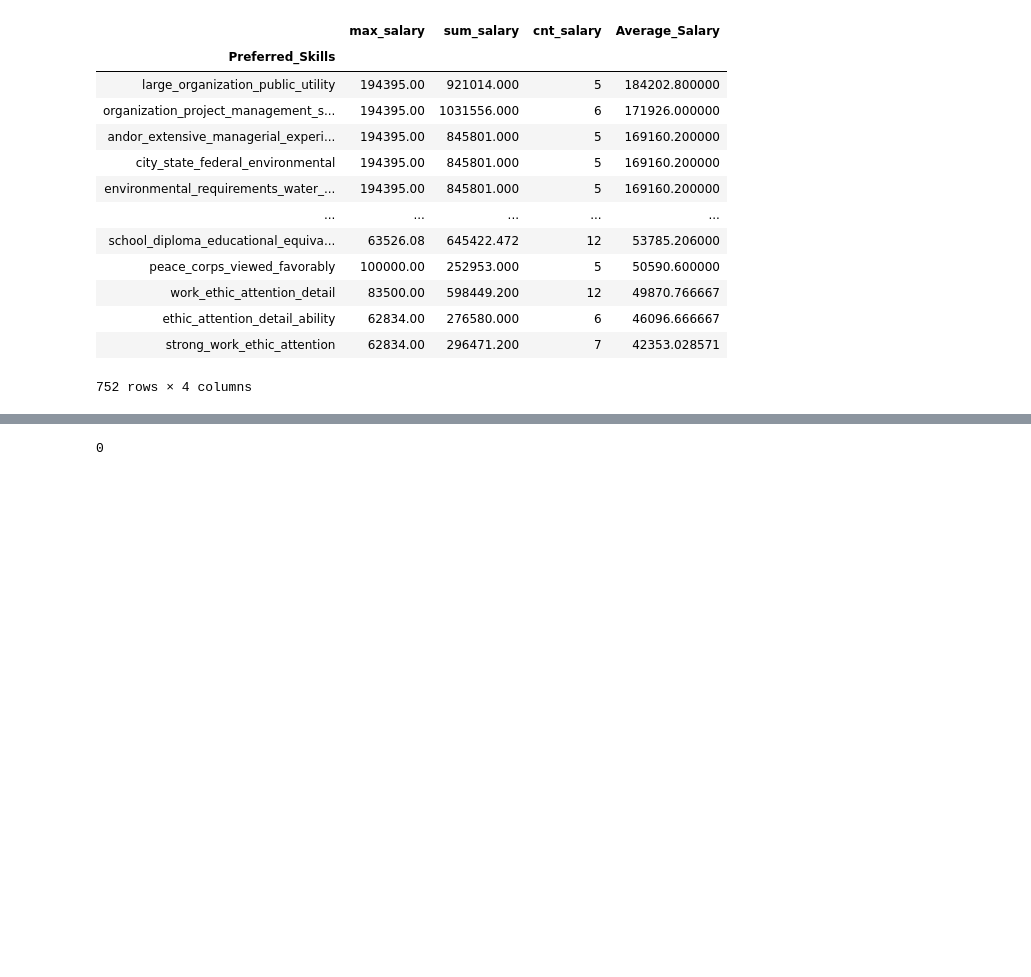
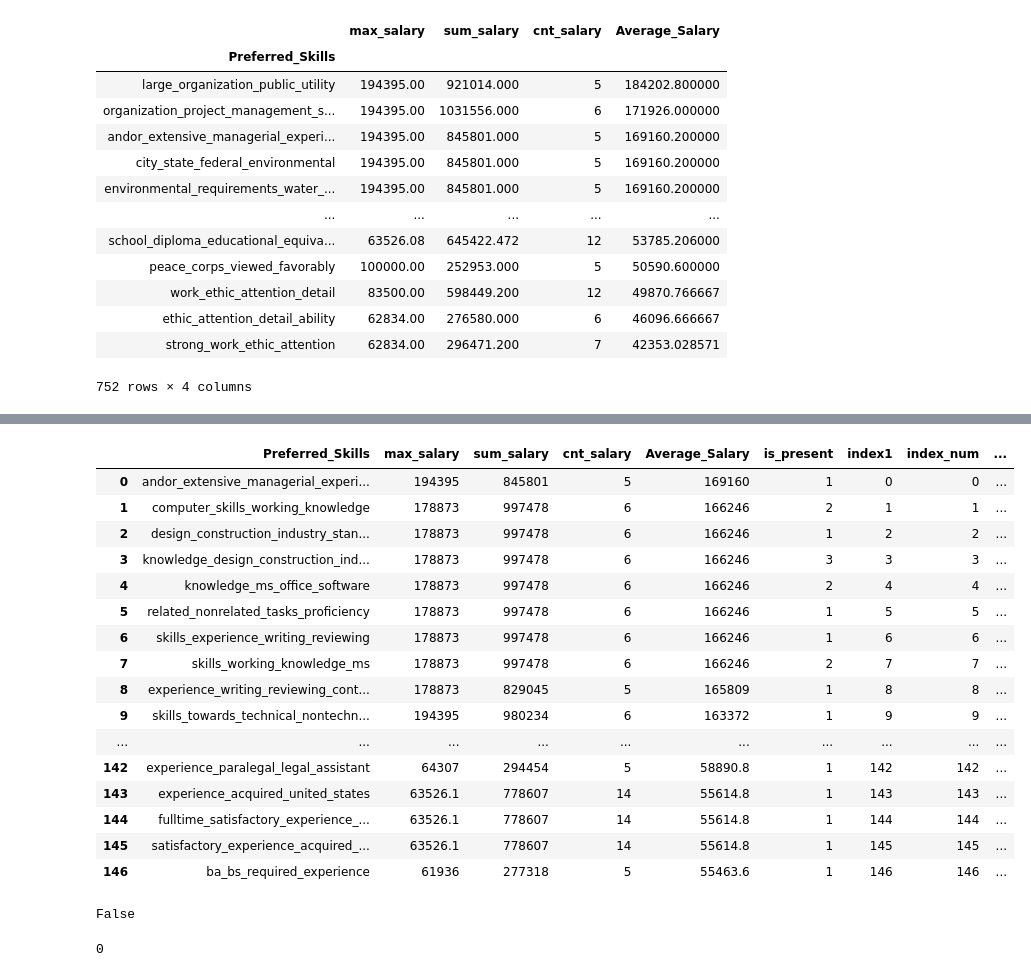
Before and after one commit to Data-Citadel/IDS_GROUP006, a Jupyter notebook: IDS_try.ipynb, the cells around one changed output, grey strips where cells are left out. Cells and saved outputs as stored; diff of their text form; code cells hidden in the pictures; blank space fills up the shorter version.

```diff
--- a/IDS_try.ipynb
+++ b/IDS_try.ipynb
@@ -458,0 +649,22 @@ KeyError: 'Preferred_Skills_tetra'
+# %%
+df=df.reset_index(drop=False)
+
+with open('./BOW.txt', 'r',newline='') as f:
+    bow = [line.rstrip('\n') for line in f.readlines()]
+
+def skill_check(text, bow=bow):
+    value = [ 1 for word in bow if word in text]
+    return len(value)
+
+
+df['is_present'] = df['Preferred_Skills'].apply(skill_check)
+
+df = df[df['is_present'] > 0 ].sort_values(['Average_Salary','cnt_salary'], ascending=False).reset_index(drop=True)
+
+
+#df = df.reset_index(drop=False)
+#df
+df['index_num'] = df.index
+df
+# %%
+df['selected'] = df['index_num'].apply(lambda x: x in [2,4,8,12,15,16,19,20,26,31])
@@ -459,3 +687,28 @@ KeyError: 'Preferred_Skills_tetra'
+# %%
+color = (df['selected'] == True).map({True: 'background-color: yellow', False: ''})
+df.style.apply(lambda s: color)
+# %% [output]
+|  | Preferred_Skills | max_salary | sum_salary | cnt_salary | Average_Salary | is_present | index1 | index_num | ... |
+| 0 | andor_extensive_managerial_experi... | 194395 | 845801 | 5 | 169160 | 1 | 0 | 0 | ... |
+| 1 | computer_skills_working_knowledge | 178873 | 997478 | 6 | 166246 | 2 | 1 | 1 | ... |
+| 2 | design_construction_industry_stan... | 178873 | 997478 | 6 | 166246 | 1 | 2 | 2 | ... |
+| 3 | knowledge_design_construction_ind... | 178873 | 997478 | 6 | 166246 | 3 | 3 | 3 | ... |
+| 4 | knowledge_ms_office_software | 178873 | 997478 | 6 | 166246 | 2 | 4 | 4 | ... |
+| 5 | related_nonrelated_tasks_proficiency | 178873 | 997478 | 6 | 166246 | 1 | 5 | 5 | ... |
+| 6 | skills_experience_writing_reviewing | 178873 | 997478 | 6 | 166246 | 1 | 6 | 6 | ... |
+| 7 | skills_working_knowledge_ms | 178873 | 997478 | 6 | 166246 | 2 | 7 | 7 | ... |
+| 8 | experience_writing_reviewing_cont... | 178873 | 829045 | 5 | 165809 | 1 | 8 | 8 | ... |
+| 9 | skills_towards_technical_nontechn... | 194395 | 980234 | 6 | 163372 | 1 | 9 | 9 | ... |
+| ... | ... | ... | ... | ... | ... | ... | ... | ... | ... |
+| 142 | experience_paralegal_legal_assistant | 64307 | 294454 | 5 | 58890.8 | 1 | 142 | 142 | ... |
+| 143 | experience_acquired_united_states | 63526.1 | 778607 | 14 | 55614.8 | 1 | 143 | 143 | ... |
+| 144 | fulltime_satisfactory_experience_... | 63526.1 | 778607 | 14 | 55614.8 | 1 | 144 | 144 | ... |
+| 145 | satisfactory_experience_acquired_... | 63526.1 | 778607 | 14 | 55614.8 | 1 | 145 | 145 | ... |
+| 146 | ba_bs_required_experience | 61936 | 277318 | 5 | 55463.6 | 1 | 146 | 146 | ... |
+# %%
+4 in [1,3,5]
+# %% [output]
+False
 # %%
 t='sdsdsd sdsdsd'
 # %%
```
Also changed, not shown: parts of 30 cells of this notebook.
